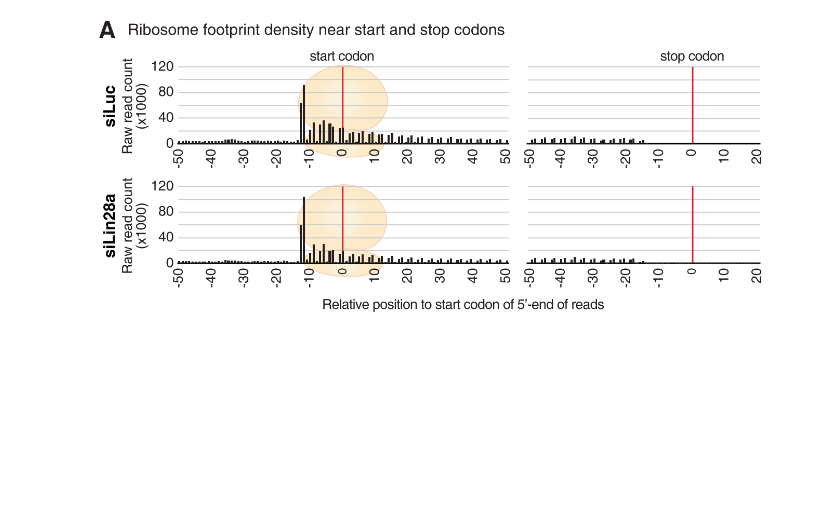
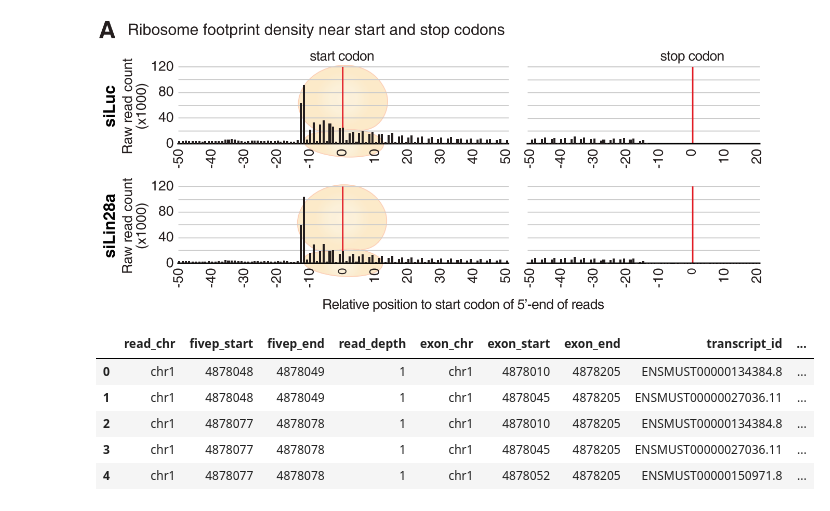
Before and after one commit to babaling/2021bioinfo1, a Jupyter notebook: Mission/Mission 2.ipynb, the cells around one changed output. Drawn from its saved outputs; the diff is of its cells as text; code cells hidden in the pictures; blank space fills up the shorter version.

Commit message:
Add relative position

```diff
--- a/Mission/Mission 2.ipynb
+++ b/Mission/Mission 2.ipynb
@@ -184,0 +182,10 @@ data
+# %%
+data['relative_position'] = data['start_codon'] - data['fivep_start']
+data.head()
+# %% [output]
+|  | read_chr | fivep_start | fivep_end | read_depth | exon_chr | exon_start | exon_end | transcript_id | ... |
+| 0 | chr1 | 4878048 | 4878049 | 1 | chr1 | 4878010 | 4878205 | ENSMUST00000134384.8 | ... |
+| 1 | chr1 | 4878048 | 4878049 | 1 | chr1 | 4878045 | 4878205 | ENSMUST00000027036.11 | ... |
+| 2 | chr1 | 4878077 | 4878078 | 1 | chr1 | 4878010 | 4878205 | ENSMUST00000134384.8 | ... |
+| 3 | chr1 | 4878077 | 4878078 | 1 | chr1 | 4878045 | 4878205 | ENSMUST00000027036.11 | ... |
+| 4 | chr1 | 4878077 | 4878078 | 1 | chr1 | 4878052 | 4878205 | ENSMUST00000150971.8 | ... |
```
Also changed, not shown: parts of 5 cells of this notebook.
